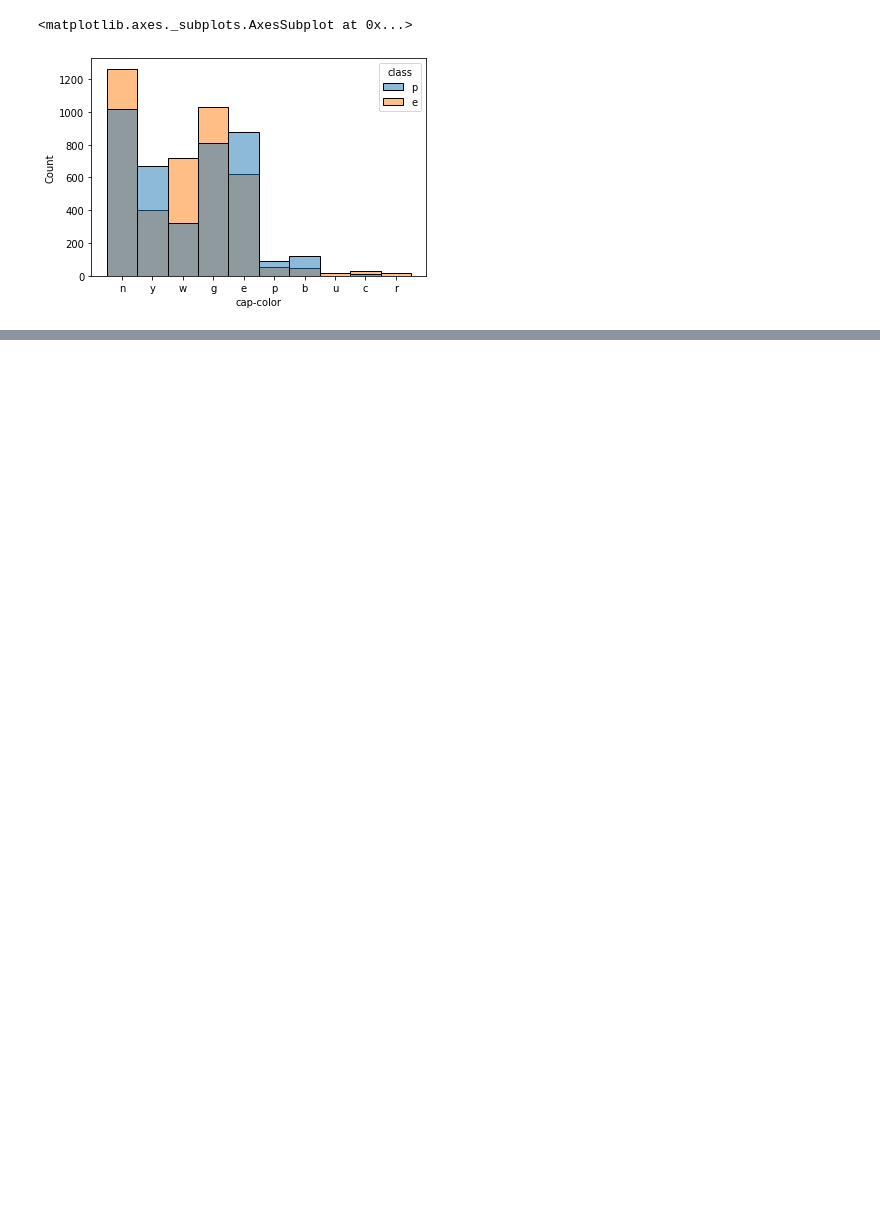
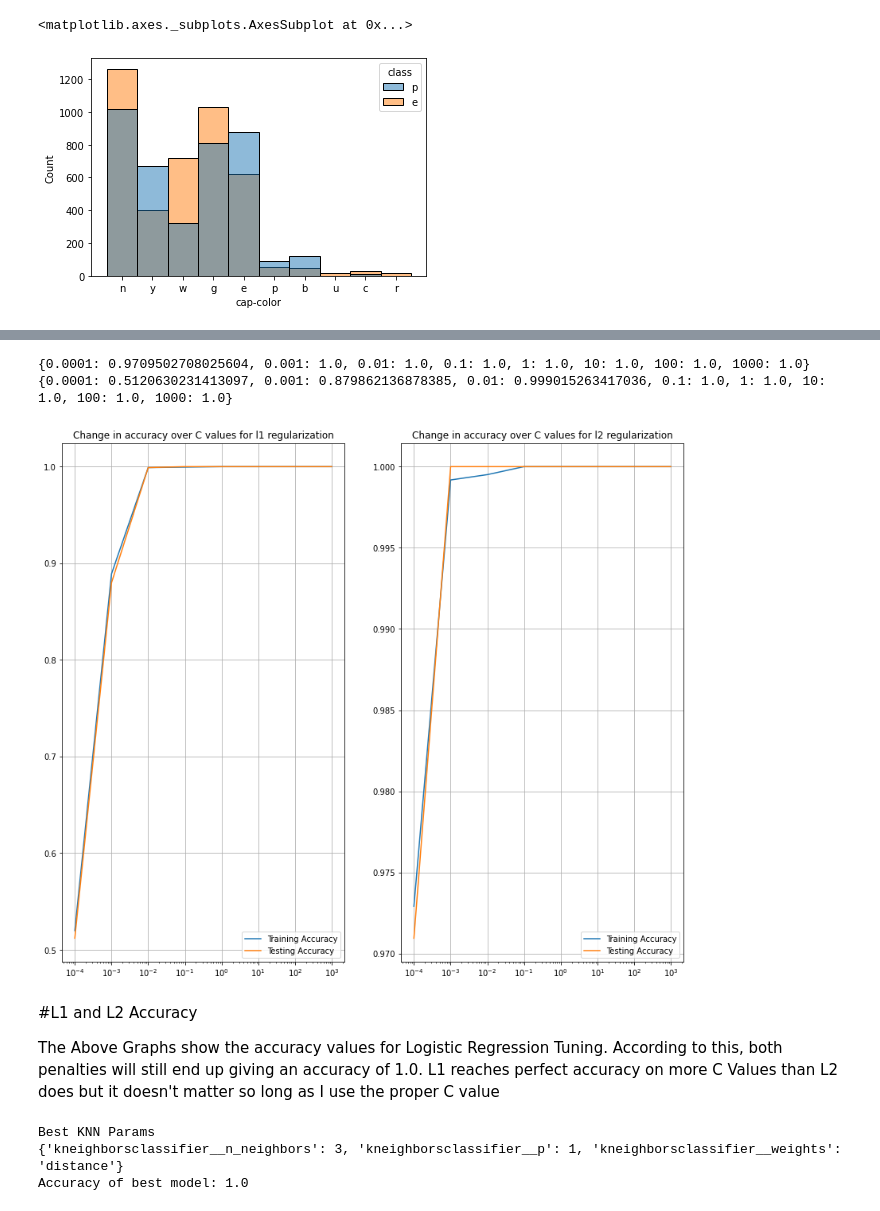
Before and after one commit to Jkhou1000/Mushroom-Classifier, a Jupyter notebook: Mushroom_Project.ipynb, the cells around one changed output, grey strips where cells are left out. Saved outputs shown, nothing was run; the diff lists cells and outputs as text; code cells hidden in the pictures; blank space fills up the shorter version.

```diff
--- a/Mushroom_Project.ipynb
+++ b/Mushroom_Project.ipynb
@@ -254,0 +279,4 @@ for i, col in enumerate(['cap-color_r', 'cap-color_u']):
+# %%
+df['stalk-colors-above-below-ring'] = df['stalk-color-above-ring'] + df['stalk-color-below-ring']
+df.drop(columns=['stalk-color-above-ring', 'stalk-color-below-ring'], inplace=True)
+df.head()
@@ -254,0 +291,4 @@ for i, col in enumerate(['cap-color_r', 'cap-color_u']):
+# %%
+df['stalk-surface-above-below-ring'] = df['stalk-surface-above-ring'] + df['stalk-surface-below-ring']
+df.drop(columns=['stalk-surface-above-ring', 'stalk-surface-below-ring'], inplace=True)
+df.head()
@@ -271,6 +340,59 @@ Xtrain, Xtest, ytrain, ytest = train_test_split(X, y, random_state=42)
 LogReg= LogisticRegression(random_state=42)
 KNN = KNeighborsClassifier()
 Rand= RandomForestClassifier(random_state=42)
-#Reinstating OneHotEncoder down here
+#Reinstating OHE and other processors
 ohe = OneHotEncoder(sparse=False, handle_unknown='ignore')
+scl = StandardScaler()
 pca = PCA()
+#transformer 1
+ohe_scl = make_pipeline(ohe, scl)
+# %%
+C_val1 = [0.0001, 0.001, 0.01, 0.1, 1, 10, 100, 1000]
+C_val2 = [0.0001, 0.001, 0.01, 0.1, 1, 10, 100, 1000]
+trainsc1 = []
+testsc1 = []
+trainsc2 = []
+testsc2 = []
+for c in C_val1:
+
+  log_reg = LogisticRegression(C=c, max_iter=1000, solver='liblinear', penalty='l1', random_state=42)
+  log_reg_pipe = make_pipeline(ohe_scl, log_reg)
+  log_reg_pipe.fit(Xtrain, ytrain)
+  trainsc1.append(log_reg_pipe.score(Xtrain, ytrain))
+  testsc1.append(log_reg_pipe.score(Xtest, ytest))
+
+for c in C_val2:
+
+  log_reg = LogisticRegression(C=c, max_iter=1000, solver='liblinear', penalty='l2', random_state=42)
+  log_reg_pipe = make_pipeline(ohe_scl, log_reg)
+  log_reg_pipe.fit(Xtrain, ytrain)
+  trainsc2.append(log_reg_pipe.score(Xtrain, ytrain))
+  testsc2.append(log_reg_pipe.score(Xtest, ytest))
+
+
+
+fig, ax = plt.subplots(1,2, figsize=(14,12))
+ax[0].plot(C_val1, trainsc1, label='Training Accuracy')
+ax[0].plot(C_val1, testsc1, label='Testing Accuracy')
+ax[0].set_xticks(C_val1)
+ax[0].set_title('Change in accuracy over C values for l1 regularization')
+ax[0].grid(True)
+ax[0].legend()
+ax[0].set_xscale('log')
+ax[1].plot(C_val2, trainsc2, label='Training Accuracy')
+ax[1].plot(C_val2, testsc2, label='Testing Accuracy')
+ax[1].set_xticks(C_val2)
+ax[1].set_title('Change in accuracy over C values for l2 regularization')
+ax[1].legend()
+ax[1].grid(True)
+ax[1].set_xscale('log')
+print({c:score for c, score in zip(C_val2, testsc2)})
+print({c:score for c, score in zip(C_val1, testsc1)})
+# %% [output]
+{0.0001: 0.9709502708025604, 0.001: 1.0, 0.01: 1.0, 0.1: 1.0, 1: 1.0, 10: 1.0, 100: 1.0, 1000: 1.0}
+{0.0001: 0.5120630231413097, 0.001: 0.879862136878385, 0.01: 0.999015263417036, 0.1: 1.0, 1: 1.0, 10: 1.0, 100: 1.0, 1000: 1.0}
+[figure, added]
+# %% [markdown]
+#L1 and L2 Accuracy
+
+The Above Graphs show the accuracy values for Logistic Regression Tuning. According to this, both penalties will still end up giving an accuracy of 1.0. L1 reaches perfect accuracy on more C Values than L2 does but it doesn't matter so long as I use the proper C value
@@ -276,0 +403,13 @@ pca = PCA()
+# %%
+knn_pipe = make_pipeline(ohe_scl, KNN)
+knn_gs = GridSearchCV(knn_pipe, K_params)
+
+knn_gs.fit(Xtrain, ytrain)
+print('Best KNN Params')
+print(knn_gs.best_params_)
+best_knn = knn_gs.best_estimator_
+print(f'Accuracy of best model: {best_knn.score(Xtest, ytest)}')
+# %% [output]
+Best KNN Params
+{'kneighborsclassifier__n_neighbors': 3, 'kneighborsclassifier__p': 1, 'kneighborsclassifier__weights': 'distance'}
+Accuracy of best model: 1.0
```
Also changed, not shown: parts of 35 cells of this notebook.
